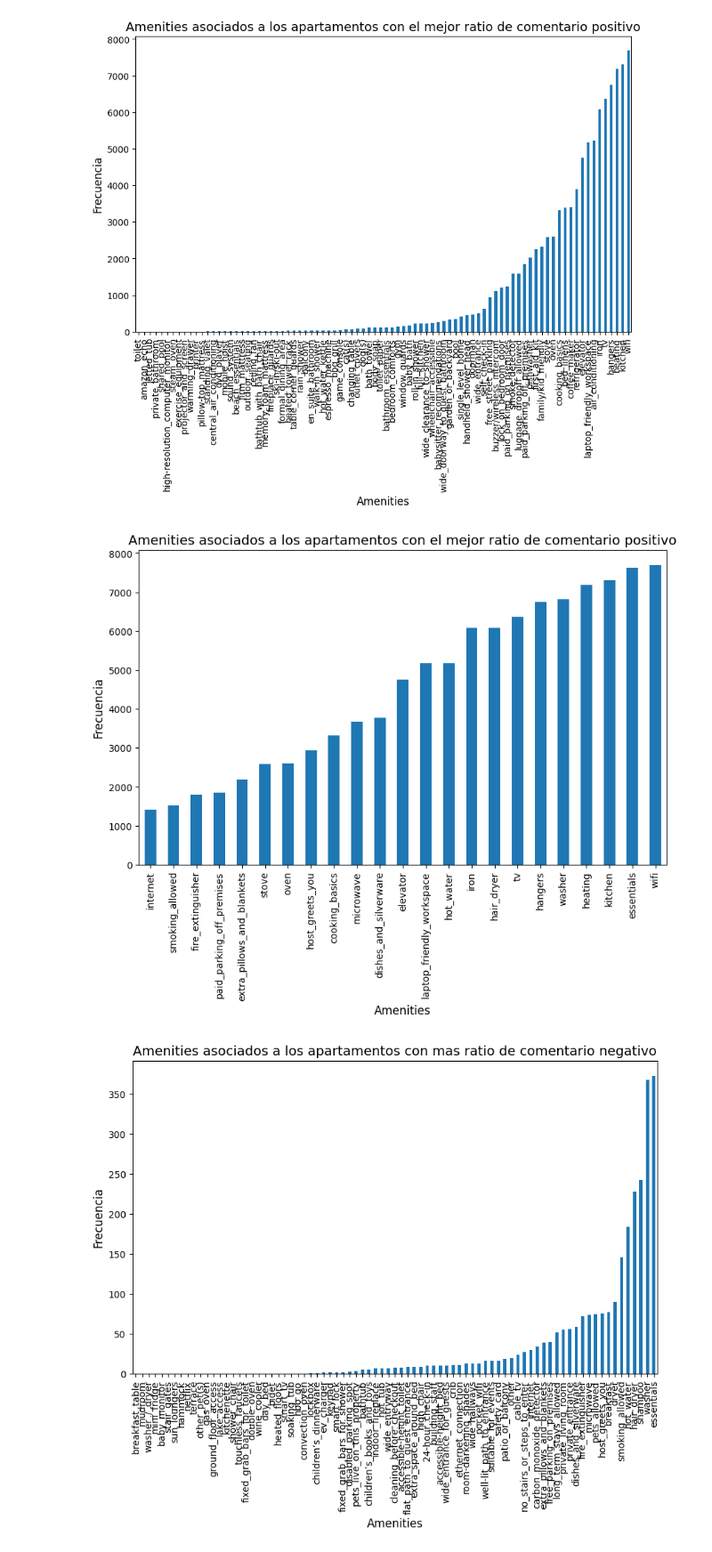
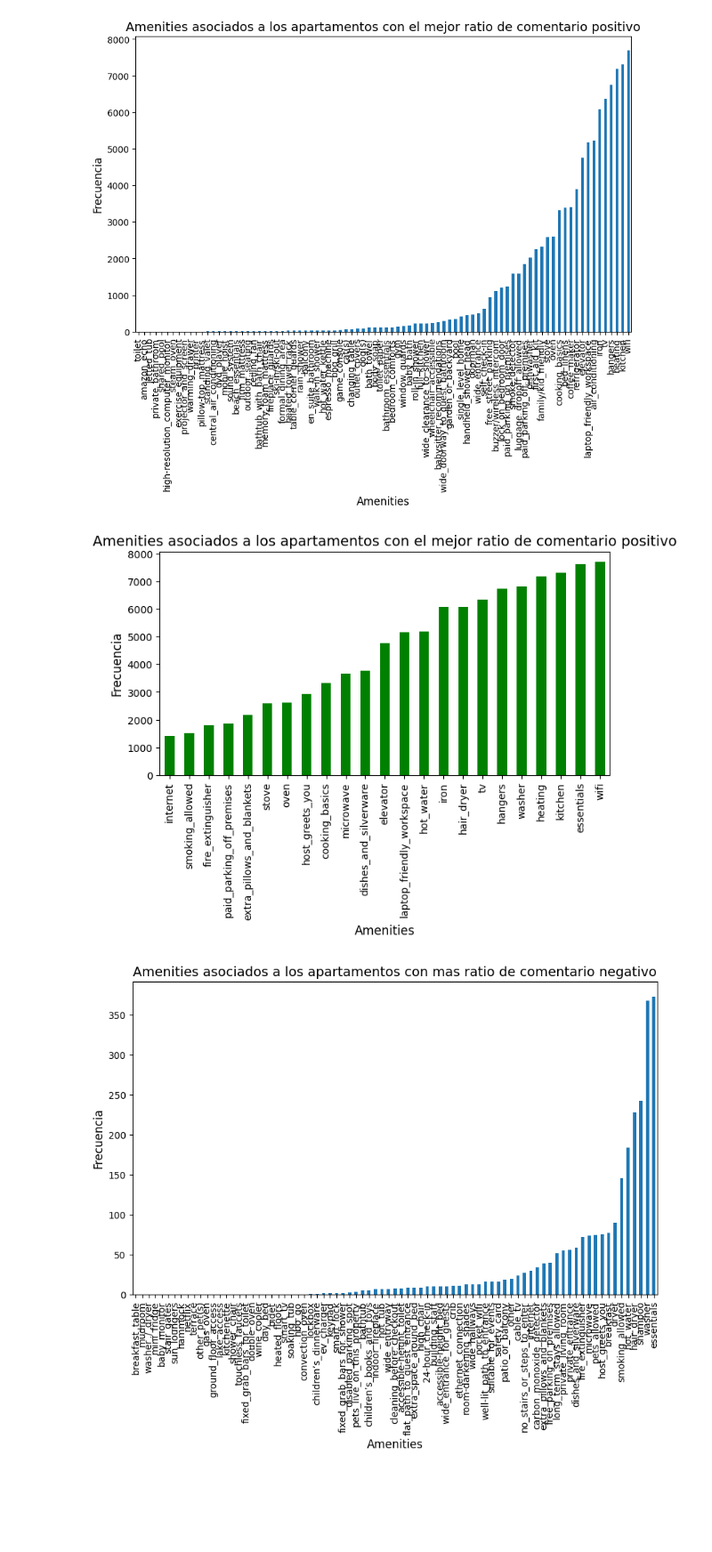
Before and after one commit to PedroVidales/Proyecto-Final_, a Jupyter notebook: main/Ratios.ipynb, the cells around one changed output. Shown at 89% size. Drawn from its saved outputs; the diff is of its cells as text; code cells hidden in the pictures; blank space fills up the shorter version.

```diff
--- a/main/Ratios.ipynb
+++ b/main/Ratios.ipynb
@@ -105,4 +105,4 @@ merged_df['listing_id'].dtypes
 # %% [output]
 dtype('O')
 # %%
-merge['listing_id'] = merge['listing_id'].astype(str)
+merged_df['listing_id'] = merge['listing_id'].astype(str)
@@ -184,24 +186,24 @@ plt.show()
 bests = best_apartments[['paid_parking_off_premises','iron','elevator','tv','kitchen', 'hangers', 'heating','cooking_basics','laptop_friendly_workspace','oven', 'stove', 'wifi','essentials','fire_extinguisher','host_greets_you','internet','washer', 'hair_dryer','microwave','hot_water', 'smoking_allowed', 'extra_pillows_and_blankets', 'dishes_and_silverware']].sum()
 bests = bests.sort_values(ascending=True)
 # %%
-plt.figure(figsize=(10, 6))
+plt.figure(figsize=(8, 4))
 
 # trazar el gráfico de barras
-bests.plot(kind="bar", rot=0)
+bests.plot(kind="bar", rot=0, color= "green")
 
 # agregar etiquetas de eje y título
 plt.xlabel("Amenities", fontsize=12)
 plt.ylabel("Frecuencia", fontsize=12)
 plt.title("Amenities asociados a los apartamentos con el mejor ratio de comentario positivo", fontsize=14)
 
 # aumentar el tamaño de la fuente de las etiquetas de eje
 plt.xticks(fontsize=10, rotation=90)
 plt.yticks(fontsize=10)
 
 # mostrar el gráfico
 plt.show()
 # %% [output]
-[figure, old version]
+[figure, new version]
 # %%
 max_ratio = merged_df["ratio_negativo"].max()
 # %%
```
Also changed, not shown: parts of 33 cells of this notebook, 20 other files.
